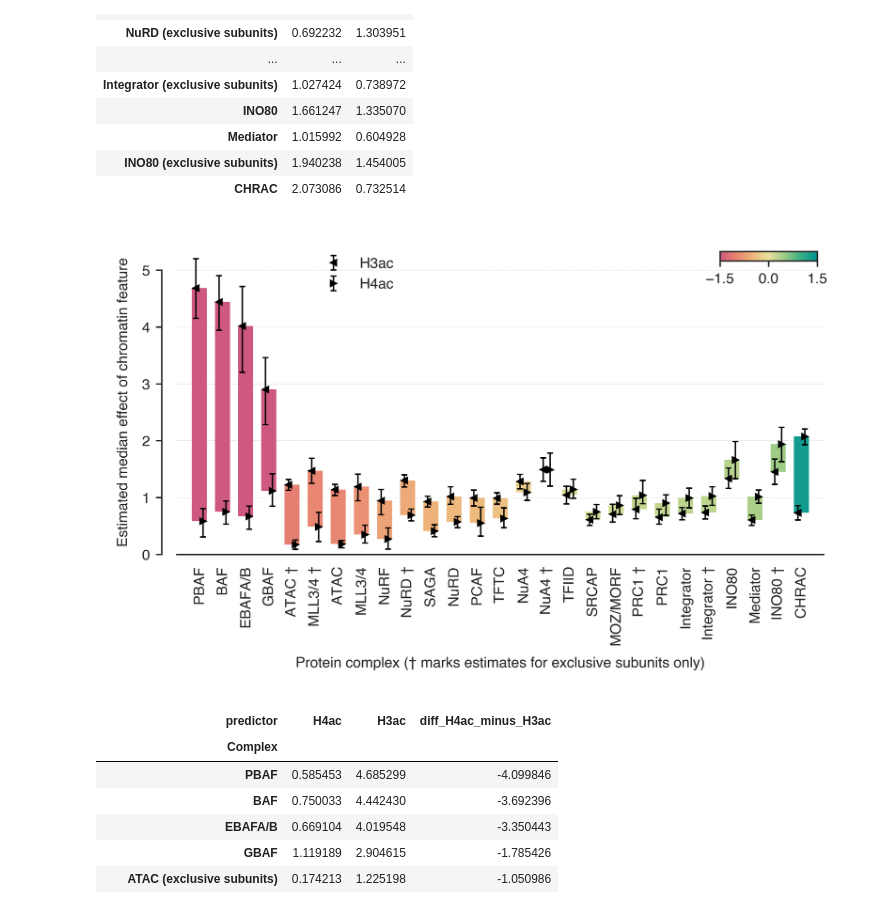
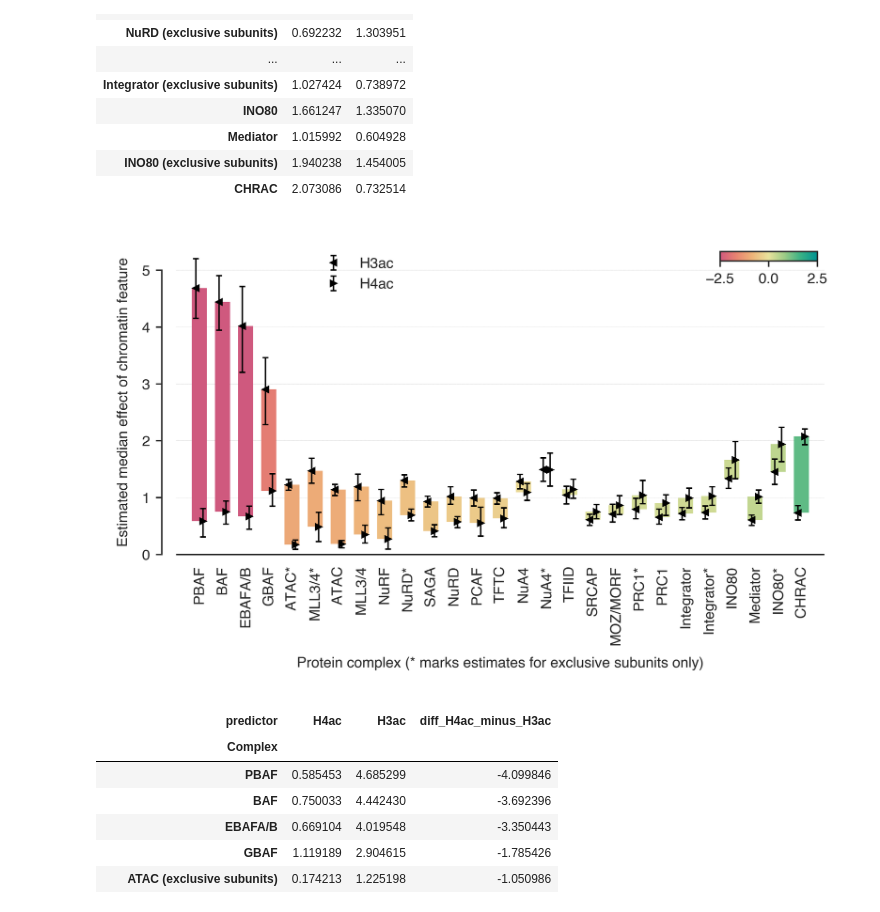
Before and after one commit to lukauskas/publications-lukauskas-2024-marcs, a Jupyter notebook: extra-figures-notebooks/ptm-response/Figure pairwise gaps.ipynb, the cells around one changed output. Drawn from its saved outputs; the diff is of its cells as text; code cells hidden in the pictures.

```diff
--- a/extra-figures-notebooks/ptm-response/Figure pairwise gaps.ipynb
+++ b/extra-figures-notebooks/ptm-response/Figure pairwise gaps.ipynb
@@ -152,7 +152,9 @@ marker_x = '<'
 marker_y = '>'
 
 cmap = palette.mpl_colormap
-cmap_norm = Normalize(-1.5, 1.5)
+color_max = 2.5
+
+cmap_norm = Normalize(-color_max, color_max)
 
 ordered_data = data.loc[order]
 
@@ -219,37 +221,37 @@ for rect in rects:
     ax.add_patch(rect)
 
 
 cbar = matplotlib.colorbar.ColorbarBase(ax=ax_cbar, cmap=cmap,
                                         norm=cmap_norm, orientation='horizontal')
-cbar.set_ticks([-1.5, 0, 1.5])
+cbar.set_ticks([-color_max, 0, color_max])
 
 ax.set_xticks(x_coordinates)
 ax.set_xticks(np.concatenate([x_coordinates - 0.5, [x_coordinates[-1] + 0.5]]), minor=True)
 
-exclusive_subunits_symbol = '†'
-xticklabels = [ix.replace(' (exclusive subunits)', f' {exclusive_subunits_symbol}') for ix in order]
+exclusive_subunits_symbol = '*'
+xticklabels = [ix.replace(' (exclusive subunits)', f'{exclusive_subunits_symbol}') for ix in order]
 ax.set_xticklabels(xticklabels, rotation=90)
 
 ax.xaxis.grid(False, which='major')
 ax.xaxis.grid(False, which='minor')
 ax.set_ylabel("Estimated median effect of chromatin feature")
 ax.set_xlabel(f"Protein complex ({exclusive_subunits_symbol} marks estimates for exclusive subunits only)")
 
 ylim = ax.get_ylim()
 ax.set_xlim(-1, len(x_coordinates))
 # This is specific for H3ac/H4ac
 ax.set_ylim(-0.1, ylim[1])
 
 ax.axhline(0, linestyle='-', linewidth=0.5, color='black')
 sns.despine(ax=ax, offset=5, bottom=True, trim=True)
 
 ax.legend(loc='upper left', bbox_to_anchor=(0.2, 0, 1.0, 1.0))
 ax.xaxis.set_tick_params(rotation=90, length=0)
 ax.xaxis.set_tick_params(which='minor', length=0)
 
 plt.savefig(os.path.join(OUTPUT_DIRECTORY, f'complex-differences-plot.{x}_vs_{y}.pdf'), dpi=DPI, bbox_inches='tight')
 # %% [output]
-[figure, old version]
+[figure, new version]
 # %%
 _df = ordered_data[value_column].copy()
 _df[f'diff_{y}_minus_{x}'] = _df[y] - _df[x]
```
Also changed, not shown: 1 other file.
